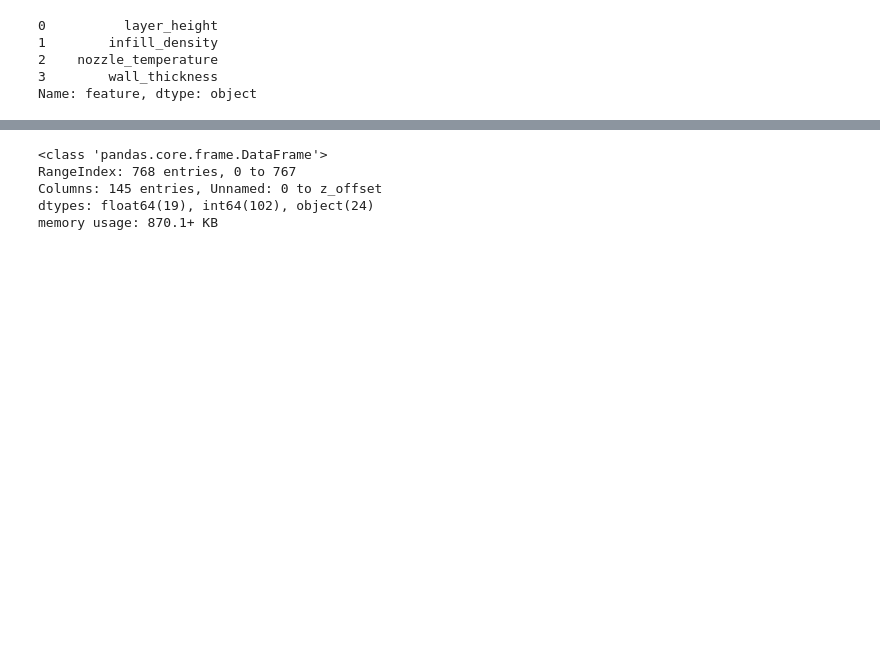
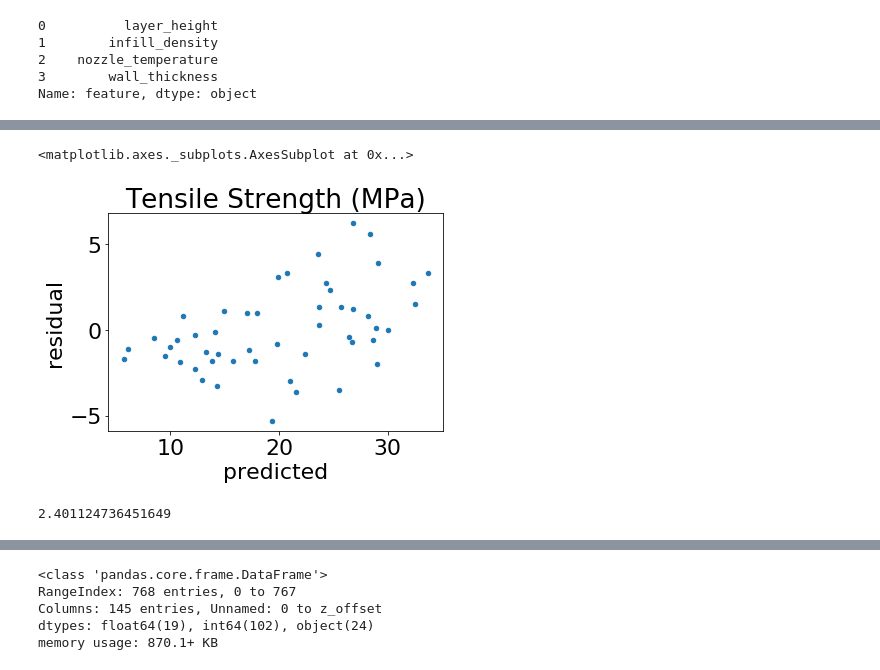
Before and after one commit to wilsonify/Opti3D, a Jupyter notebook: 3dprinter.ipynb, the cells around one changed output, grey strips where cells are left out. Drawn from its saved outputs; the diff is of its cells as text; code cells hidden in the pictures; blank space fills up the shorter version.

```diff
--- a/3dprinter.ipynb
+++ b/3dprinter.ipynb
@@ -126,0 +131,17 @@ pd.concat([pd.Series(strength_regressor_rf.predict(x),name='predicted'),
+# %%
+strength_residual.name = 'residual'
+# %%
+pd.concat([strength_predicted,
+           strength_residual]
+          ,axis=1
+         ).plot.scatter(x='predicted',y='residual',title='Tensile Strength (MPa)')
+# %% [output]
+<matplotlib.axes._subplots.AxesSubplot at 0x...>
+[figure, added]
+# %%
+np.sqrt(sklearn.metrics.mean_squared_error(y_true=strength_actual,
+                                           y_pred=strength_predicted
+                                          )
+       )
+# %% [output]
+2.401124736451649
```
Also changed, not shown: parts of 19 cells of this notebook, 4 other files.
